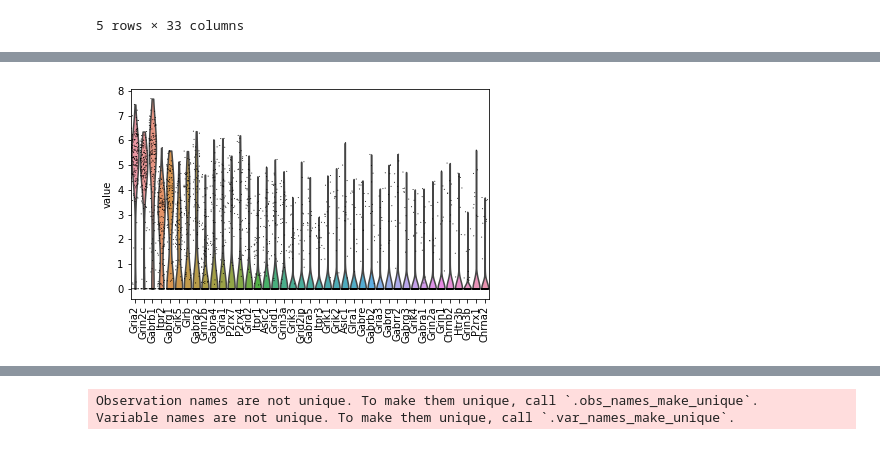
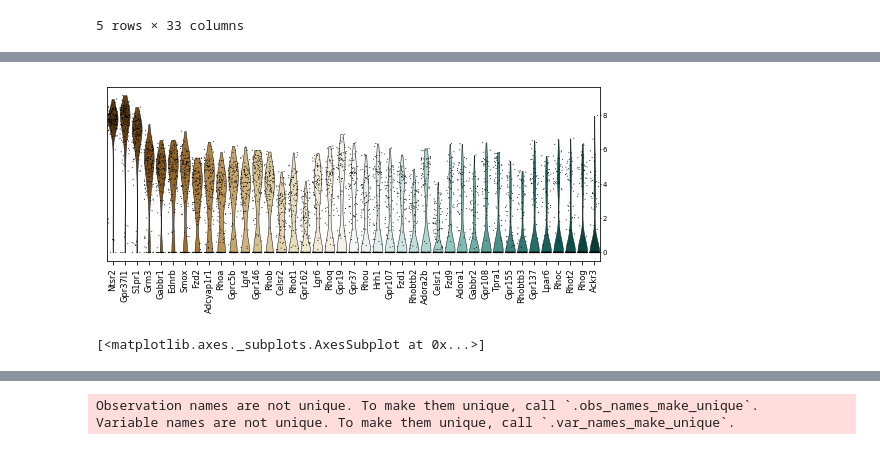
Before and after one commit to HannahBanarne/Somatosensory-cortical-Vmat2-analysis, a Jupyter notebook: Vmat2 cortical analysis.ipynb, the cells around one changed output, grey strips where cells are left out. Cells and saved outputs as stored; diff of their text form; code cells hidden in the pictures.

```diff
--- a/Vmat2 cortical analysis.ipynb
+++ b/Vmat2 cortical analysis.ipynb
@@ -442,0 +525,6 @@ top_lgig = percent_lgic['gene_name'][:41]
+# %%
+#calculate the prevalence of GPCR genes in Vmat2-Cre population
+percent_gpcr = pd.DataFrame(percentage_exp(adata_w, gpcr_list), columns = ['gene_name', 'percent'])
+print(percent_gpcr[:51])
+#save a dataframe of the gene names of the top 40 GPCR genes. Use for expression visualization
+top_gpcr = list(percent_gpcr['gene_name'][:41])
@@ -443,3 +549,4 @@ top_lgig = percent_lgic['gene_name'][:41]
 # %%
-sc.pl.violin(adata_w, top_lgig, stripplot = True, jitter = 0.4, rotation = 90, save = 'Vmat2_violin_lgic_input.pdf')
+# visualize the expression of the top prevalent GPCRs
+sc.pl.stacked_violin(adata_w, var_names= top_gpcr, palette= 'BrBG',  stripplot= True, jitter = 0.4, save = 'Vmat2_violin_gpcr_input.pdf')
 # %% [output]
@@ -447 +554,2 @@ WARNING: saving figure to file figures\violinVmat2_violin_lgic_input.pdf
-[figure, old version]
+[figure, new version]
+[<matplotlib.axes._subplots.AxesSubplot at 0x...>]
```
Also changed, not shown: parts of 115 cells of this notebook, 1 other file.
